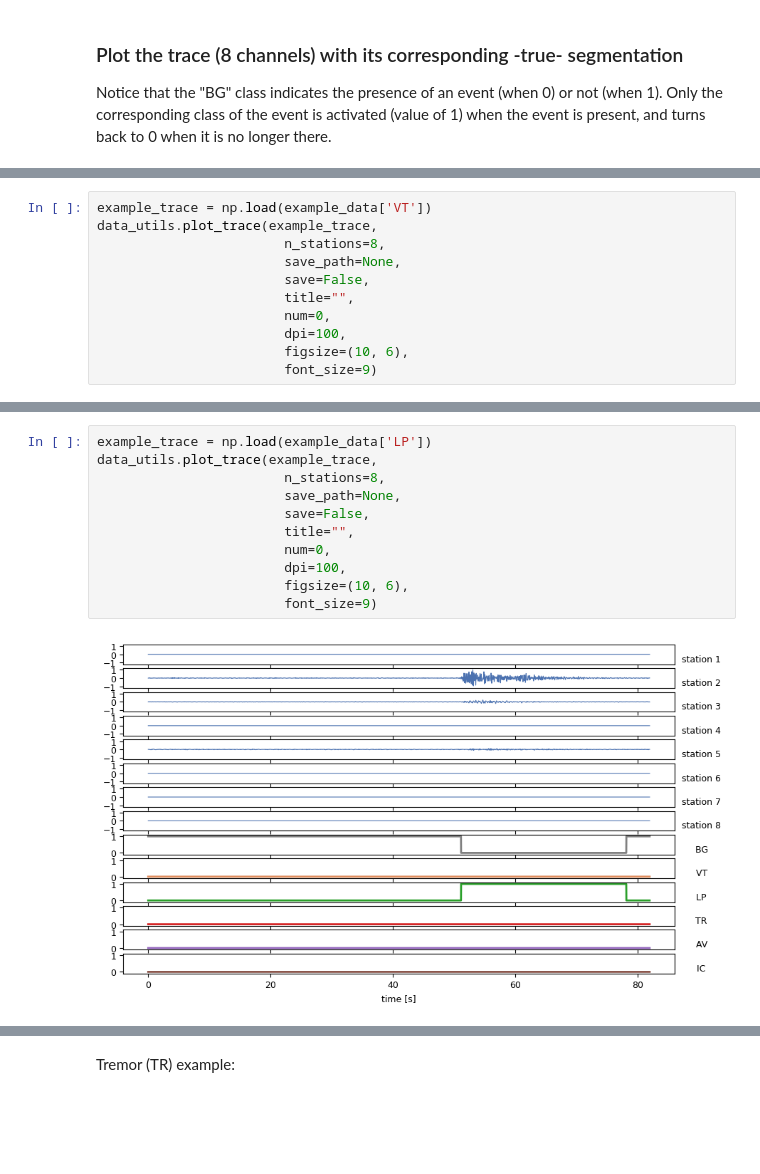
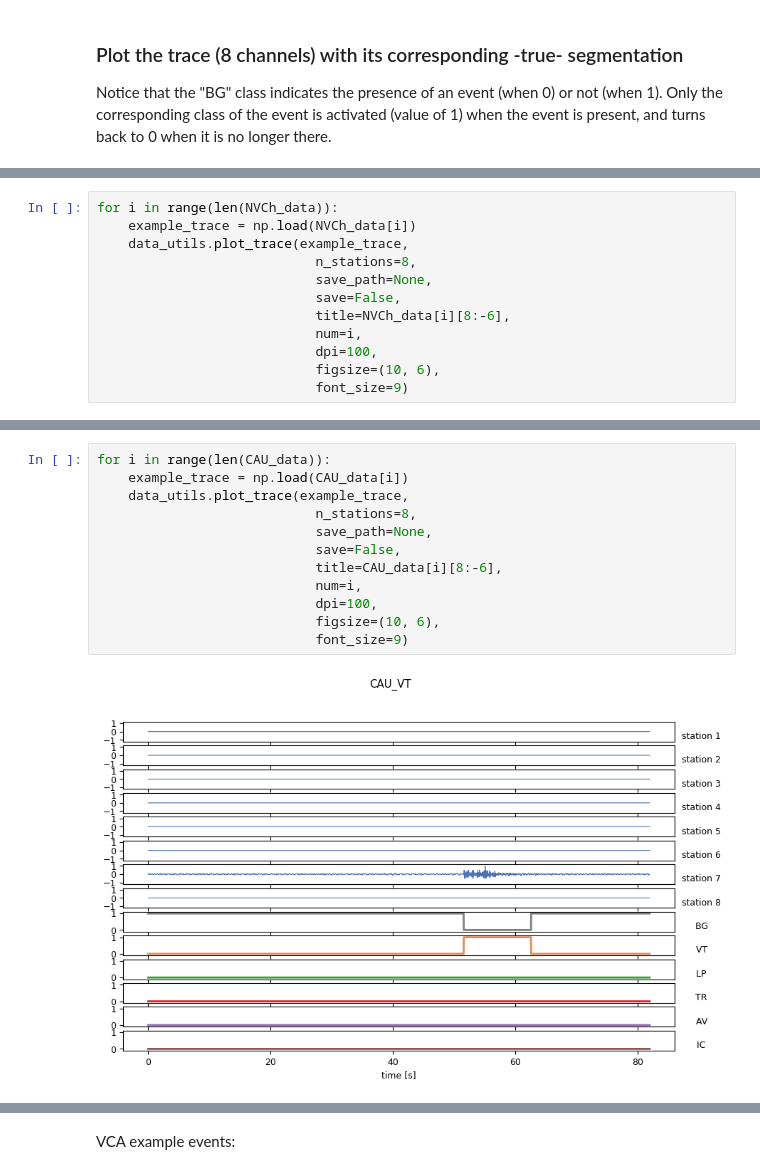
Before and after one commit to camilo-espinosa/volcano-seismic-segmentation, a Jupyter notebook: examples/explore_data.ipynb, the cells around one changed output, grey strips where cells are left out. Cells and saved outputs as stored; diff of their text form; blank space fills up the shorter version.

```diff
--- a/examples/explore_data.ipynb
+++ b/examples/explore_data.ipynb
@@ -35,12 +52,13 @@ Volcano-Tectonic (VT) example:
 # %%
-example_trace = np.load(example_data['VT'])
-data_utils.plot_trace(example_trace,
-                        n_stations=8,
-                        save_path=None,
-                        save=False,
-                        title="",
-                        num=0,
-                        dpi=100,
-                        figsize=(10, 6),
-                        font_size=9)
+for i in range(len(NVCh_data)):
+    example_trace = np.load(NVCh_data[i])
+    data_utils.plot_trace(example_trace,
+                            n_stations=8,
+                            save_path=None,
+                            save=False,
+                            title=NVCh_data[i][8:-6],
+                            num=i,
+                            dpi=100,
+                            figsize=(10, 6),
+                            font_size=9)
 # %% [output]
@@ -50,13 +77,14 @@ Long-Period (LP) example:
 # %%
-example_trace = np.load(example_data['LP'])
-data_utils.plot_trace(example_trace,
-                        n_stations=8,
-                        save_path=None,
-                        save=False,
-                        title="",
-                        num=0,
-                        dpi=100,
-                        figsize=(10, 6),
-                        font_size=9)
+for i in range(len(CAU_data)):
+    example_trace = np.load(CAU_data[i])
+    data_utils.plot_trace(example_trace,
+                            n_stations=8,
+                            save_path=None,
+                            save=False,
+                            title=CAU_data[i][8:-6],
+                            num=i,
+                            dpi=100,
+                            figsize=(10, 6),
+                            font_size=9)
 # %% [output]
-[figure, old version]
+[figure, new version]
@@ -63,3 +96,3 @@ data_utils.plot_trace(example_trace,
-# %% [markdown]
-Tremor (TR) example:
+# %% [markdown]
+VCA example events:
 # %%
```
Also changed, not shown: parts of 14 cells of this notebook, 32 other files.
